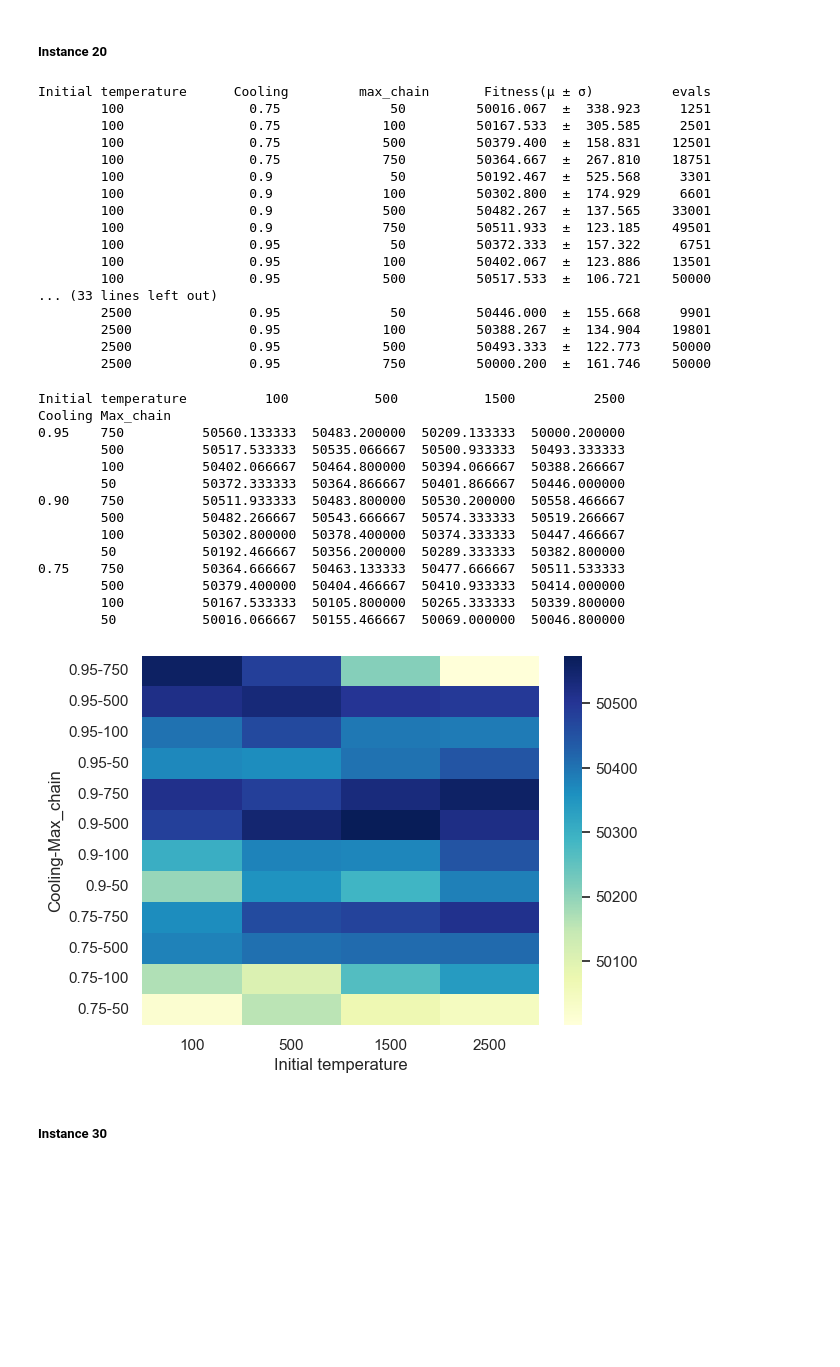
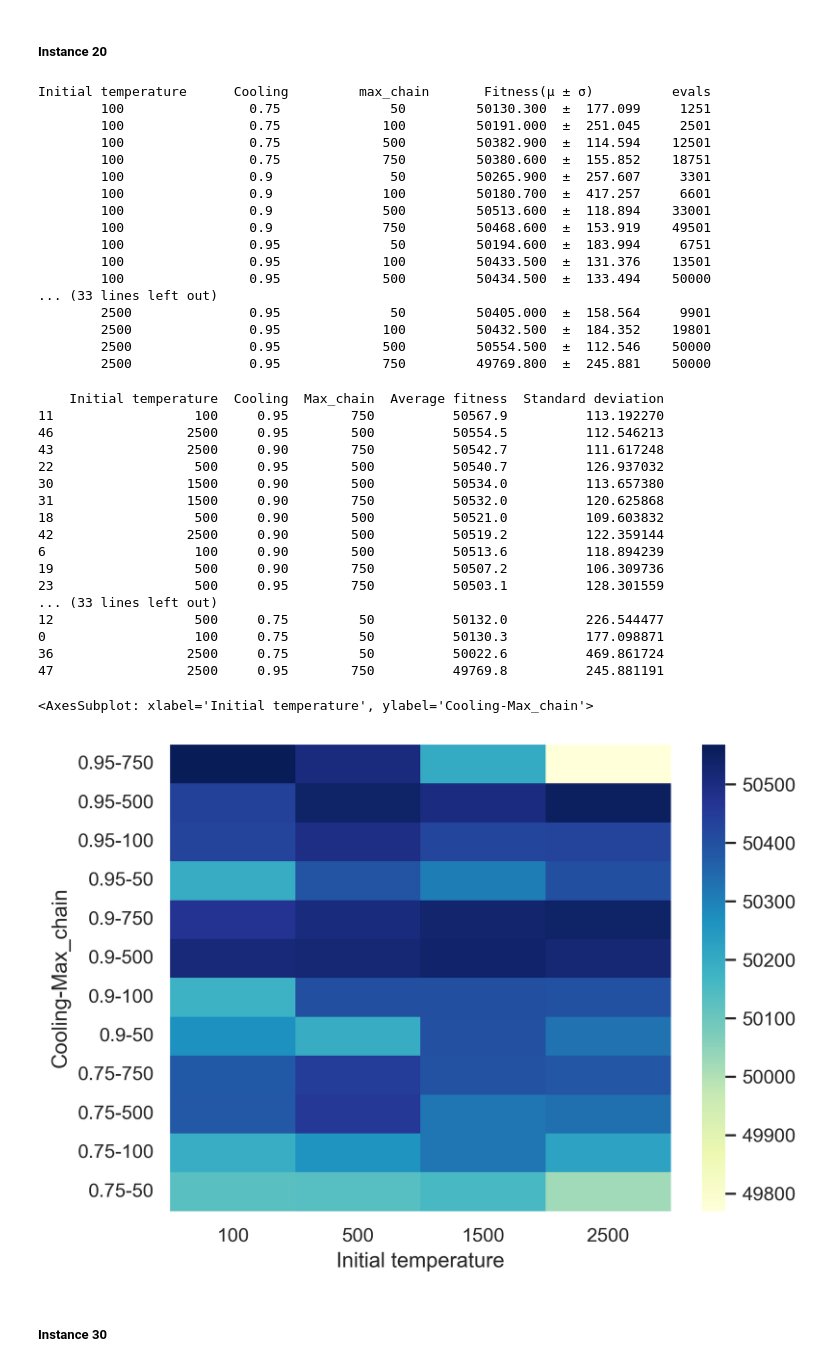
Before and after one commit to usainzg/search-heuristics, a Jupyter notebook: LOP_Naroa_Unai.ipynb, the cells around one changed output. Saved outputs shown, nothing was run; the diff lists cells and outputs as text; code cells hidden in the pictures; blank space fills up the shorter version.

Commit message:
add new plots

```diff
--- a/LOP_Naroa_Unai.ipynb
+++ b/LOP_Naroa_Unai.ipynb
@@ -34,7 +34,8 @@ import random
 import matplotlib.pyplot as plt
 import more_itertools as mit
 from time import time
-import seaborn as sns; sns.set()
+import seaborn as sns
+sns.set(rc={"figure.dpi":300, 'savefig.dpi':300})
 import pandas as pd
 import random
 import time as tm
@@ -501,7 +502,7 @@ Time (μ ± σ):   0.020498  ±  0.012444
 instance_20 = read_instance_LOP(f"{std_instances_path}/Cebe.lop.n20.4")
 instance_30 = read_instance_LOP(f"{std_instances_path}/Cebe.lop.n30.3")
 # %%
-N_RUNS = 15
+N_RUNS = 10
 # %% [markdown]
 #### Simulated Annealing
 # %%
@@ -555,66 +556,70 @@ for tmp in initial_temperatures:
             # print("Time (μ ± σ):\t{:.6f}  ±  {:.6f}".format(float(np.mean(time_list)), float(np.std(time_list))))
 # %% [output]
 Initial temperature      Cooling         max_chain       Fitness(μ ± σ)          evals
-        100                0.75              50         50016.067  ±  338.923     1251
-        100                0.75             100         50167.533  ±  305.585     2501
-        100                0.75             500         50379.400  ±  158.831    12501
-        100                0.75             750         50364.667  ±  267.810    18751
-        100                0.9               50         50192.467  ±  525.568     3301
-        100                0.9              100         50302.800  ±  174.929     6601
-        100                0.9              500         50482.267  ±  137.565    33001
-        100                0.9              750         50511.933  ±  123.185    49501
-        100                0.95              50         50372.333  ±  157.322     6751
-        100                0.95             100         50402.067  ±  123.886    13501
-        100                0.95             500         50517.533  ±  106.721    50000
+        100                0.75              50         50130.300  ±  177.099     1251
+        100                0.75             100         50191.000  ±  251.045     2501
+        100                0.75             500         50382.900  ±  114.594    12501
+        100                0.75             750         50380.600  ±  155.852    18751
+        100                0.9               50         50265.900  ±  257.607     3301
+        100                0.9              100         50180.700  ±  417.257     6601
+        100                0.9              500         50513.600  ±  118.894    33001
+        100                0.9              750         50468.600  ±  153.919    49501
+        100                0.95              50         50194.600  ±  183.994     6751
+        100                0.95             100         50433.500  ±  131.376    13501
+        100                0.95             500         50434.500  ±  133.494    50000
 ... (33 lines left out)
-        2500               0.95              50         50446.000  ±  155.668     9901
-        2500               0.95             100         50388.267  ±  134.904    19801
-        2500               0.95             500         50493.333  ±  122.773    50000
-        2500               0.95             750         50000.200  ±  161.746    50000
+        2500               0.95              50         50405.000  ±  158.564     9901
+        2500               0.95             100         50432.500  ±  184.352    19801
+        2500               0.95             500         50554.500  ±  112.546    50000
+        2500               0.95             750         49769.800  ±  245.881    50000
 # %%
 pd.set_option("expand_frame_repr", False)
 datos = pd.DataFrame(
     {
         "Initial temperature": list_initial_temperatures,
         "Cooling": list_coolings,
         "Max_chain": list_max_chain,
         "Average fitness": avg_fitnesses,
         "Standard deviation": deviations,
     }
 )
 datos.sort_values(
     by=["Average fitness"], inplace=True, ascending=False
 )
+print(datos)
 datos = datos.pivot(
     index=["Cooling", "Max_chain"],
     columns=[
         "Initial temperature",
     ],
     values="Average fitness",
 )
 datos.sort_index(axis=0, ascending=False, inplace=True)
-sns.heatmap(datos, fmt=".3f", cmap="YlGnBu")
-print(datos)
+sns.heatmap(datos, cmap="YlGnBu")
 
 # TODO: change!!!
 # BEST: Temperatura init (100), cooling (0.90) y max_chain (750).
 # Fitness: 2383.3  ±  0.458
 # %% [output]
-Initial temperature          100           500           1500          2500
-Cooling Max_chain
-0.95    750          50560.133333  50483.200000  50209.133333  50000.200000
-        500          50517.533333  50535.066667  50500.933333  50493.333333
-        100          50402.066667  50464.800000  50394.066667  50388.266667
-        50           50372.333333  50364.866667  50401.866667  50446.000000
-0.90    750          50511.933333  50483.800000  50530.200000  50558.466667
-        500          50482.266667  50543.666667  50574.333333  50519.266667
-        100          50302.800000  50378.400000  50374.333333  50447.466667
-        50           50192.466667  50356.200000  50289.333333  50382.800000
-0.75    750          50364.666667  50463.133333  50477.666667  50511.533333
-        500          50379.400000  50404.466667  50410.933333  50414.000000
-        100          50167.533333  50105.800000  50265.333333  50339.800000
-        50           50016.066667  50155.466667  50069.000000  50046.800000
+    Initial temperature  Cooling  Max_chain  Average fitness  Standard deviation
+11                  100     0.95        750          50567.9          113.192270
+46                 2500     0.95        500          50554.5          112.546213
+43                 2500     0.90        750          50542.7          111.617248
+22                  500     0.95        500          50540.7          126.937032
+30                 1500     0.90        500          50534.0          113.657380
+31                 1500     0.90        750          50532.0          120.625868
+18                  500     0.90        500          50521.0          109.603832
+42                 2500     0.90        500          50519.2          122.359144
+6                   100     0.90        500          50513.6          118.894239
+19                  500     0.90        750          50507.2          106.309736
+23                  500     0.95        750          50503.1          128.301559
+... (33 lines left out)
+12                  500     0.75         50          50132.0          226.544477
+0                   100     0.75         50          50130.3          177.098871
+36                 2500     0.75         50          50022.6          469.861724
+47                 2500     0.95        750          49769.8          245.881191
+<AxesSubplot: xlabel='Initial temperature', ylabel='Cooling-Max_chain'>
-[figure, old version]
+[figure, new version]
 # %% [markdown]
 ##### Instance 30
 # %%
```
Also changed, not shown: parts of 16 cells of this notebook.
